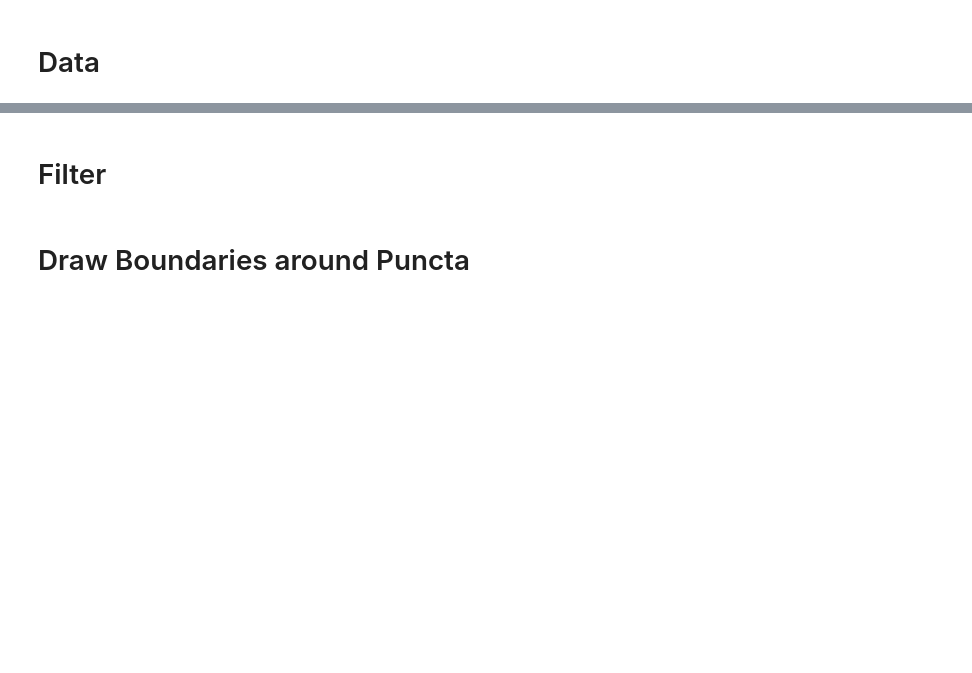
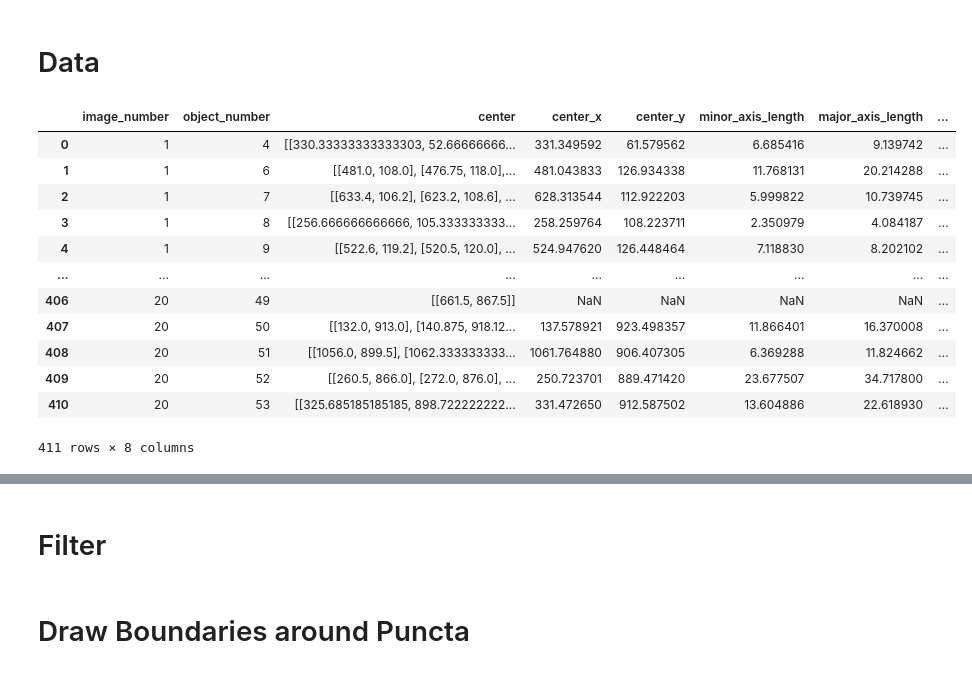
Before and after one commit to harrisonized/puncta-counter, a Jupyter notebook: notebooks/20230302-min-vol-ellipse.ipynb, the cells around one changed output, grey strips where cells are left out. Saved outputs shown, nothing was run; the diff lists cells and outputs as text; code cells hidden in the pictures; blank space fills up the shorter version.

```diff
--- a/notebooks/20230302-min-vol-ellipse.ipynb
+++ b/notebooks/20230302-min-vol-ellipse.ipynb
@@ -275,3 +275,19 @@ puncta_centers = (
     .mean()
     .reset_index()
 )
+# %%
+puncta_summary
+# %% [output]
+|  | image_number | object_number | center | center_x | center_y | minor_axis_length | major_axis_length | ... |
+| 0 | 1 | 4 | [[330.33333333333303, 52.66666666... | 331.349592 | 61.579562 | 6.685416 | 9.139742 | ... |
+| 1 | 1 | 6 | [[481.0, 108.0], [476.75, 118.0],... | 481.043833 | 126.934338 | 11.768131 | 20.214288 | ... |
+| 2 | 1 | 7 | [[633.4, 106.2], [623.2, 108.6], ... | 628.313544 | 112.922203 | 5.999822 | 10.739745 | ... |
+| 3 | 1 | 8 | [[256.666666666666, 105.333333333... | 258.259764 | 108.223711 | 2.350979 | 4.084187 | ... |
+| 4 | 1 | 9 | [[522.6, 119.2], [520.5, 120.0], ... | 524.947620 | 126.448464 | 7.118830 | 8.202102 | ... |
+| ... | ... | ... | ... | ... | ... | ... | ... | ... |
+| 406 | 20 | 49 | [[661.5, 867.5]] | NaN | NaN | NaN | NaN | ... |
+| 407 | 20 | 50 | [[132.0, 913.0], [140.875, 918.12... | 137.578921 | 923.498357 | 11.866401 | 16.370008 | ... |
+| 408 | 20 | 51 | [[1056.0, 899.5], [1062.333333333... | 1061.764880 | 906.407305 | 6.369288 | 11.824662 | ... |
+| 409 | 20 | 52 | [[260.5, 866.0], [272.0, 876.0], ... | 250.723701 | 889.471420 | 23.677507 | 34.717800 | ... |
+| 410 | 20 | 53 | [[325.685185185185, 898.722222222... | 331.472650 | 912.587502 | 13.604886 | 22.618930 | ... |
+411 rows × 8 columns
```
Also changed, not shown: parts of 8 cells of this notebook, 13 other files.
